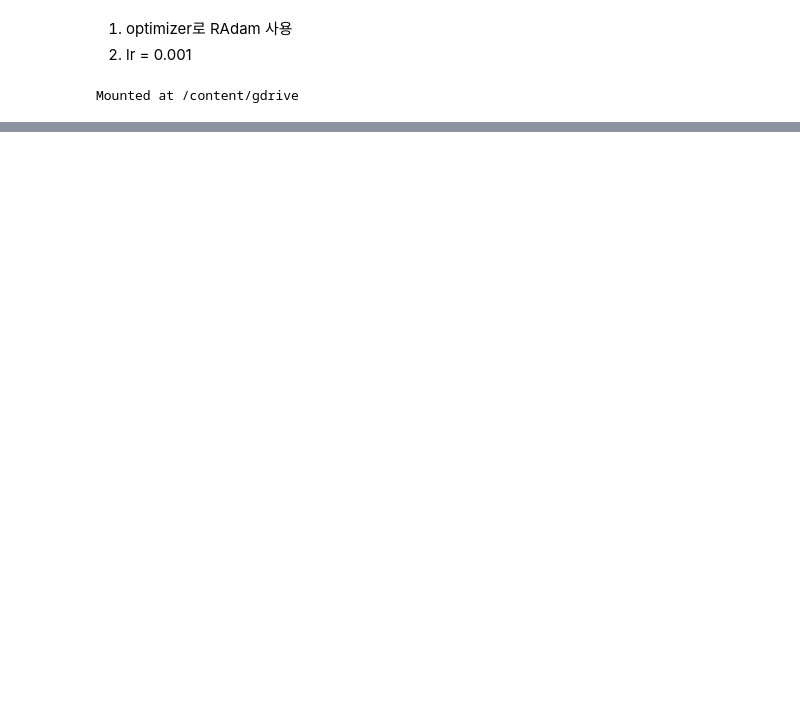
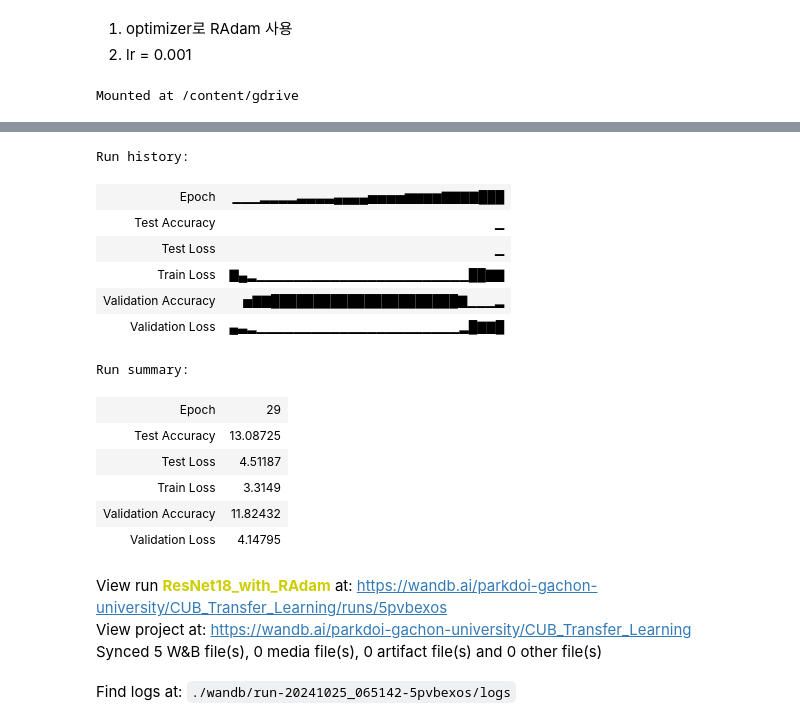
Before and after one commit to DOI03/DOI03, a Jupyter notebook: CV_AL_test1.ipynb, the cells around one changed output, grey strips where cells are left out. Saved outputs shown, nothing was run; the diff lists cells and outputs as text; code cells hidden in the pictures; blank space fills up the shorter version.

```diff
--- a/CV_AL_test1.ipynb
+++ b/CV_AL_test1.ipynb
@@ -168,26 +189,39 @@ def evaluate(model,val_loader):
 start = time.time()
 best = 0
 for epoch in range(EPOCH):
-  train_loss = train(model,train_loader,optimizer,epoch)
-  val_loss,val_accuracy = evaluate(model,val_loader)
+    train_loss = train(model, train_loader, optimizer, epoch)
+    val_loss, val_accuracy = evaluate(model, val_loader)
 
-  # Save best model
-  if val_accuracy > best:
-    best = val_accuracy
-    torch.save(model.state_dict(),"./best_model.pth")
+    # wandb 로그 기록
+    wandb.log({
+        'Epoch': epoch,
+        'Train Loss': train_loss,
+        'Validation Loss': val_loss,
+        'Validation Accuracy': val_accuracy
+    })
 
-  print(f"[{epoch}]Validation Loss: {val_loss:.4f},Accuracy: {val_accuracy:.4f}%")
+    # Save best model
+    if val_accuracy > best:
+        best = val_accuracy
+        torch.save(model.state_dict(), "./best_model.pth")
+
+    print(f"[{epoch}] Validation Loss: {val_loss:.4f}, Accuracy: {val_accuracy:.4f}%")
 
 # Test result
-test_loss,test_accuracy = evaluate(model,test_loader)
-print(f'[FINAL] Test Loss: {test_loss:.4f},Accuracy: {test_accuracy:.4f}%')
+test_loss, test_accuracy = evaluate(model, test_loader)
+print(f'[FINAL] Test Loss: {test_loss:.4f}, Accuracy: {test_accuracy:.4f}%')
+
+# wandb 테스트 결과 로그 기록
+wandb.log({
+    'Test Loss': test_loss,
+    'Test Accuracy': test_accuracy
+})
 
 end = time.time()
-elasped_time = end - start
+elapsed_time = end - start
 
-print("Best Accuracy: ",best)
-print(
-    f"Elasped Time: {int(elasped_time/3600)}h, {int(elasped_time/60)}m, {int(elasped_time%60)}s")
-print(
-    f"time: {int(elasped_time/3600)}h, {int(elasped_time/60)}m, {int(elasped_time%60)}s")
+print("Best Accuracy: ", best)
+print(f"Elapsed Time: {int(elapsed_time / 3600)}h, {int(elapsed_time / 60)}m, {int(elapsed_time % 60)}s")
+
+wandb.finish()
 # %% [output]
@@ -210,0 +245,18 @@ time: 0h, 17m, 14s
+Run history:
+| Epoch | ▁▁▁▂▂▂▂▃▃▃▃▄▄▄▄▅▅▅▅▆▆▆▆▇▇▇▇███ |
+| Test Accuracy | ▁ |
+| Test Loss | ▁ |
+| Train Loss | ▇▄▂▁▁▁▁▁▁▁▁▁▁▁▁▁▁▁▁▁▁▁▁▁▁▁██▇▇ |
+| Validation Accuracy | ▅▇▇██████████████████████▇▁▁▁▂ |
+| Validation Loss | ▄▃▂▁▁▁▁▁▁▁▁▁▁▁▁▁▁▁▁▁▁▁▁▁▁▂█▇▇█ |
+Run summary:
+| Epoch | 29 |
+| Test Accuracy | 13.08725 |
+| Test Loss | 4.51187 |
+| Train Loss | 3.3149 |
+| Validation Accuracy | 11.82432 |
+| Validation Loss | 4.14795 |
+View run ResNet18_with_RAdam at: https://wandb.ai/parkdoi-gachon-university/CUB_Transfer_Learning/runs/5pvbexos
+View project at: https://wandb.ai/parkdoi-gachon-university/CUB_Transfer_Learning
+Synced 5 W&B file(s), 0 media file(s), 0 artifact file(s) and 0 other file(s)
+Find logs at: ./wandb/run-20241025_065142-5pvbexos/logs
```
Also changed, not shown: parts of 5 cells of this notebook.
